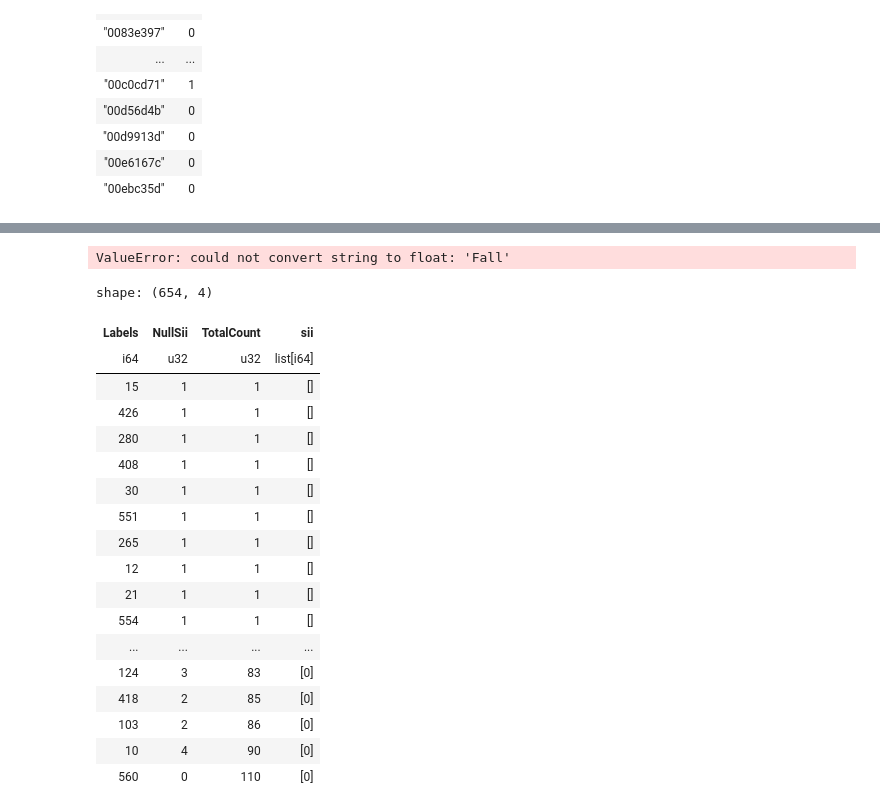
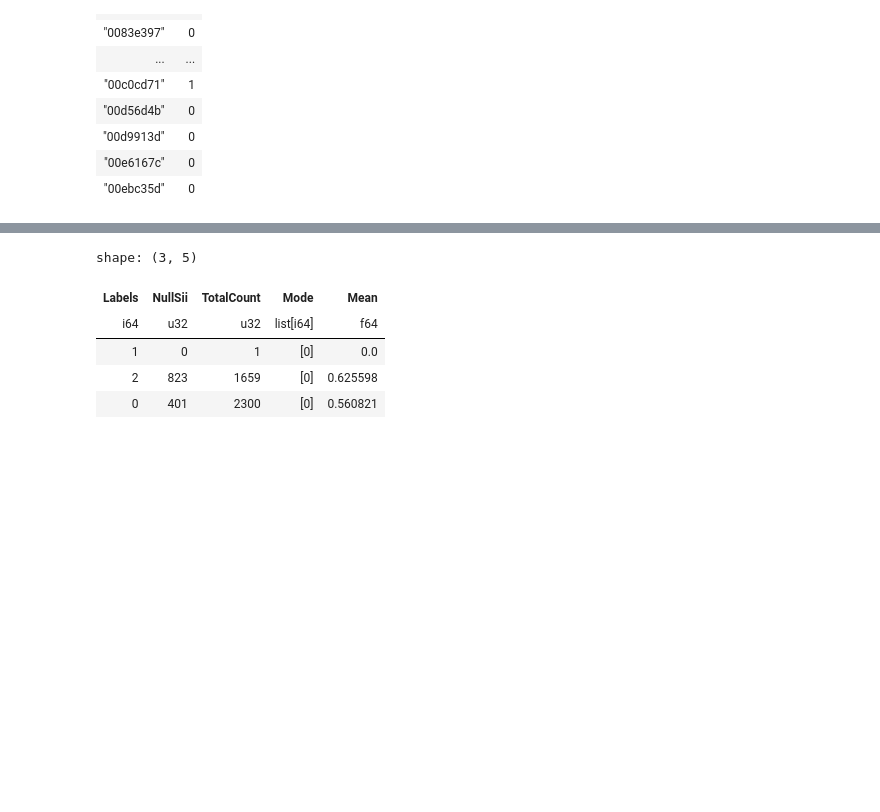
Before and after one commit to suttoe/childInternetAddiction, a Jupyter notebook: Training.ipynb, the cells around one changed output, grey strips where cells are left out. Cells and saved outputs as stored; diff of their text form; code cells hidden in the pictures; blank space fills up the shorter version.

```diff
--- a/Training.ipynb
+++ b/Training.ipynb
@@ -22,7 +22,8 @@ data = pl.read_csv('data/train.csv')
 
 #Remove the questionaire columns form training
 dropCol = [col for col in data.columns if "PCIAT" in col]
-dropSeasonCol = [col for col in data.columns if "Season" in col]
+data = data.drop(dropCol)
+seasonCol = [col for col in data.columns if "Season" in col]
+#data = data.drop(seasonCol)
 
-data = data.drop(dropCol).drop(dropSeasonCol)
-train = data.filter(pl.col('sii').is_not_null()).drop(dropCol).fill_null(-1).fill_null("None")
+train = data.filter(pl.col('sii').is_not_null()).fill_null(-1).fill_null("None")
@@ -118,14 +115,12 @@ from scipy.spatial.distance import cdist
 import numpy as np
 # %%
 #Also want to get rid of a few more things in training
-dropCol = [x for x in train.columns if ('FGC-FGC' in x) & ('Zone' not in x)]
-trainReduce = data.drop(dropCol)#.select('id', 'Basic_Demos-Age', 'Basic_Demos-Sex', 'CGAS-CGAS_Score', 'SDS-SDS_Total_T', 'PreInt_EduHx-computerinternet_hoursday', 'sii')
+#dropCol = [x for x in train.columns if ('FGC-FGC' in x) & ('Zone' not in x)]
+trainReduce = data#.drop(dropCol).select('id', 'Basic_Demos-Age', 'Basic_Demos-Sex', 'CGAS-CGAS_Score', 'SDS-SDS_Total_T', 'PreInt_EduHx-computerinternet_hoursday', 'sii')
 # %%
 #traing data
 trainingClust = trainReduce.drop('id', 'sii').fill_null(-1).to_pandas()
 # %%
-clf = Pipeline(steps=[("scaler", StandardScaler()), ("cluster", AffinityPropagation(convergence_iter=25, random_state=42))])
+clf = Pipeline(steps=[("scaler", StandardScaler()), ("cluster", Birch(threshold=0.1))])
 labels = clf.fit_predict(trainingClust)
-# %% [output]
-ValueError: could not convert string to float: 'Fall'
 # %%
@@ -133,22 +128,17 @@ partition = trainReduce.with_columns(pl.Series(labels).alias('Labels')).partitio
 # %%
-trainReduce.with_columns(pl.Series(labels).alias('Labels')).group_by('Labels').agg(pl.col('sii').filter(pl.col('sii').is_null()).len().alias('NullSii'), pl.col('sii').len().alias('TotalCount'), pl.col('sii').filter(pl.col('sii').is_not_null()).mode()).sort('TotalCount')
+(trainReduce
+    .with_columns(pl.Series(labels).alias('Labels'))
+    .group_by('Labels')
+    .agg(pl.col('sii').filter(pl.col('sii').is_null()).len().alias('NullSii'),
+         pl.col('sii').len().alias('TotalCount'),
+         pl.col('sii').filter(pl.col('sii').is_not_null()).mode().alias('Mode'),
+         pl.col('sii').filter(pl.col('sii').is_not_null()).mean().alias('Mean'))
+    .sort('TotalCount')
+)
 # %% [output]
-shape: (654, 4)
+shape: (3, 5)
-| Labels | NullSii | TotalCount | sii |
-| i64 | u32 | u32 | list[i64] |
-| 15 | 1 | 1 | [] |
-| 426 | 1 | 1 | [] |
-| 280 | 1 | 1 | [] |
-| 408 | 1 | 1 | [] |
-| 30 | 1 | 1 | [] |
-| 551 | 1 | 1 | [] |
-| 265 | 1 | 1 | [] |
-| 12 | 1 | 1 | [] |
-| 21 | 1 | 1 | [] |
-| 554 | 1 | 1 | [] |
-| ... | ... | ... | ... |
-| 124 | 3 | 83 | [0] |
-| 418 | 2 | 85 | [0] |
-| 103 | 2 | 86 | [0] |
-| 10 | 4 | 90 | [0] |
-| 560 | 0 | 110 | [0] |
+| Labels | NullSii | TotalCount | Mode | Mean |
+| i64 | u32 | u32 | list[i64] | f64 |
+| 1 | 0 | 1 | [0] | 0.0 |
+| 2 | 823 | 1659 | [0] | 0.625598 |
+| 0 | 401 | 2300 | [0] | 0.560821 |
```
Also changed, not shown: parts of 12 cells of this notebook.
